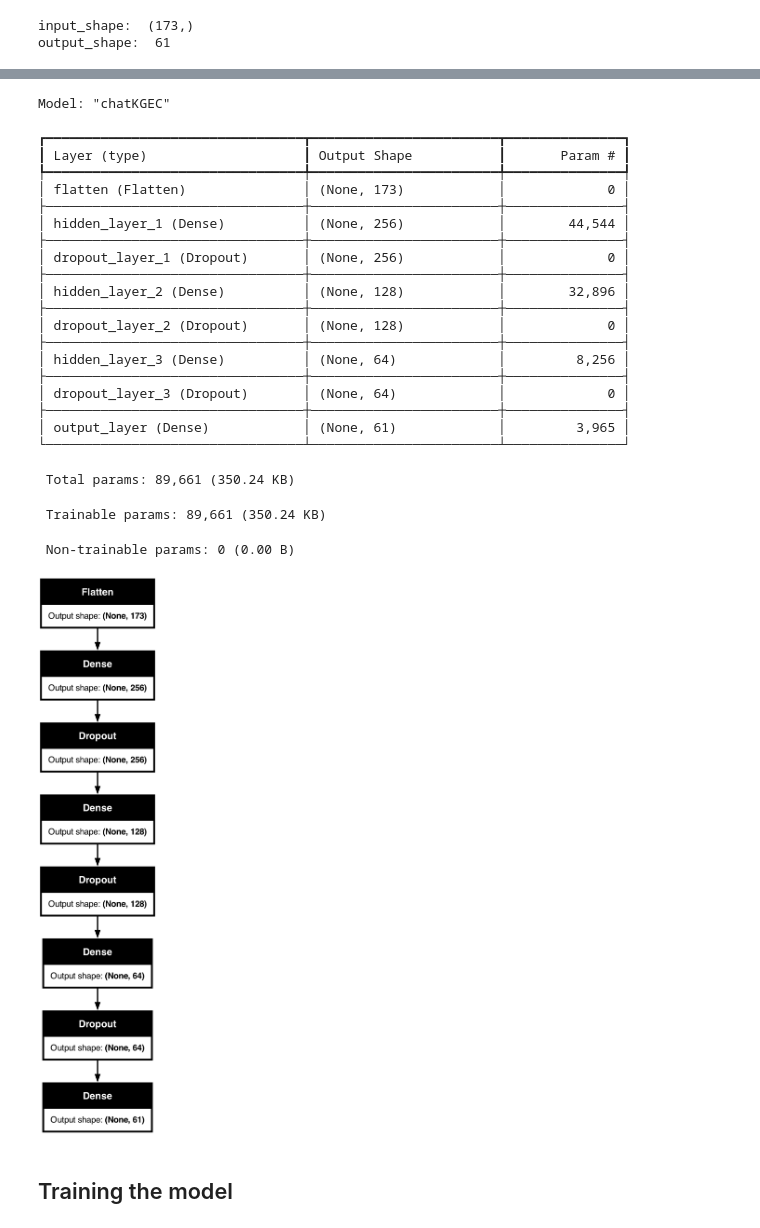
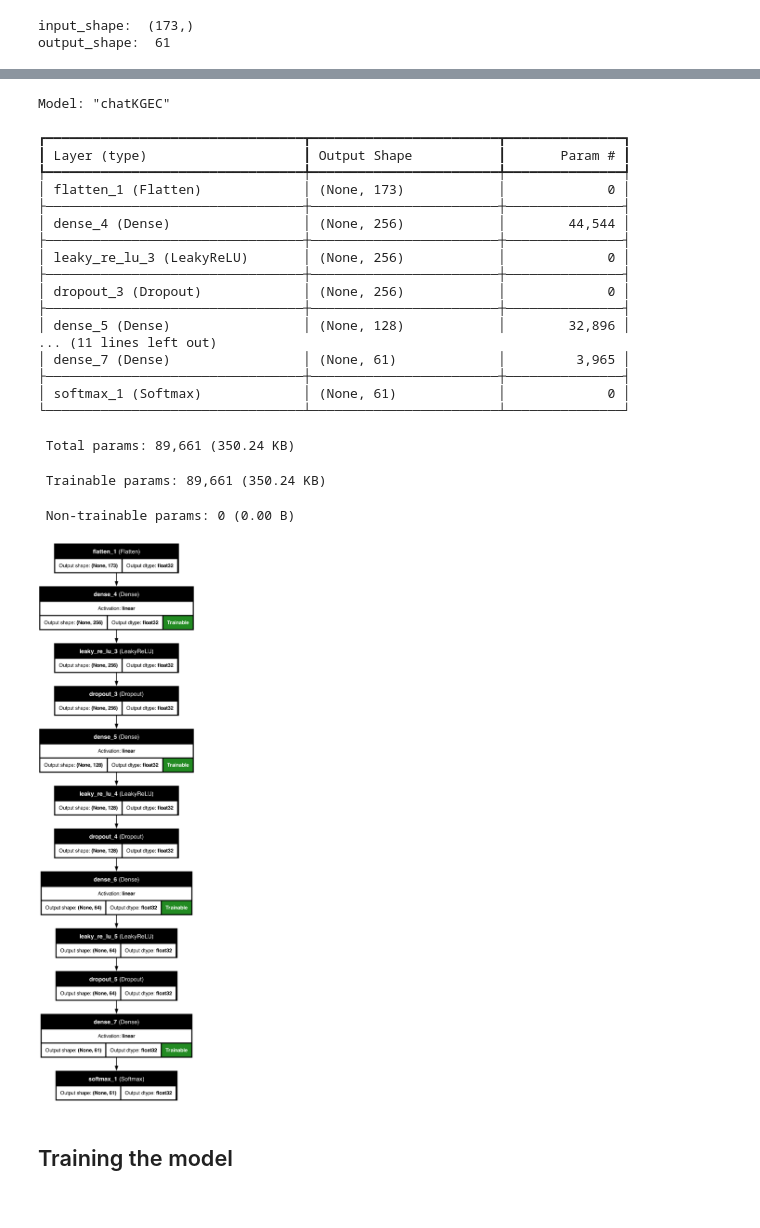
Before and after one commit to csedp/ChatKGEC, a Jupyter notebook: notebook/chatKGEC.ipynb, the cells around one changed output, grey strips where cells are left out. Cells and saved outputs as stored; diff of their text form; code cells hidden in the pictures.

```diff
--- a/notebook/chatKGEC.ipynb
+++ b/notebook/chatKGEC.ipynb
@@ -146,14 +146,18 @@ output_shape:  61
 model = Sequential(
     layers=[
         Input(shape=input_shape),
-        Flatten(name="flatten"),
-        Dense(256, activation=LeakyReLU(negative_slope=0.2), name="hidden_layer_1"),
-        Dropout(0.25, name="dropout_layer_1"),
-        Dense(128, activation=LeakyReLU(negative_slope=0.2), name="hidden_layer_2"),
-        Dropout(0.25, name="dropout_layer_2"),
-        Dense(64, activation=LeakyReLU(negative_slope=0.2), name="hidden_layer_3"),
-        Dropout(0.25, name="dropout_layer_3"),
-        Dense(output_shape, activation=Softmax(), name="output_layer"),
+        Flatten(),
+        Dense(256),
+        LeakyReLU(negative_slope=0.2),
+        Dropout(0.25),
+        Dense(128),
+        LeakyReLU(negative_slope=0.2),
+        Dropout(0.25),
+        Dense(64),
+        LeakyReLU(negative_slope=0.2),
+        Dropout(0.25),
+        Dense(output_shape),
+        Softmax(),
     ],
     name="chatKGEC",
 )
@@ -175,21 +183,19 @@ Model: "chatKGEC"
 ┏━━━━━━━━━━━━━━━━━━━━━━━━━━━━━━━━━┳━━━━━━━━━━━━━━━━━━━━━━━━┳━━━━━━━━━━━━━━━┓
 ┃ Layer (type)                    ┃ Output Shape           ┃       Param # ┃
 ┡━━━━━━━━━━━━━━━━━━━━━━━━━━━━━━━━━╇━━━━━━━━━━━━━━━━━━━━━━━━╇━━━━━━━━━━━━━━━┩
-│ flatten (Flatten)               │ (None, 173)            │             0 │
+│ flatten_1 (Flatten)             │ (None, 173)            │             0 │
 ├─────────────────────────────────┼────────────────────────┼───────────────┤
-│ hidden_layer_1 (Dense)          │ (None, 256)            │        44,544 │
+│ dense_4 (Dense)                 │ (None, 256)            │        44,544 │
 ├─────────────────────────────────┼────────────────────────┼───────────────┤
-│ dropout_layer_1 (Dropout)       │ (None, 256)            │             0 │
+│ leaky_re_lu_3 (LeakyReLU)       │ (None, 256)            │             0 │
 ├─────────────────────────────────┼────────────────────────┼───────────────┤
-│ hidden_layer_2 (Dense)          │ (None, 128)            │        32,896 │
+│ dropout_3 (Dropout)             │ (None, 256)            │             0 │
 ├─────────────────────────────────┼────────────────────────┼───────────────┤
-│ dropout_layer_2 (Dropout)       │ (None, 128)            │             0 │
+│ dense_5 (Dense)                 │ (None, 128)            │        32,896 │
+... (11 lines left out)
+│ dense_7 (Dense)                 │ (None, 61)             │         3,965 │
 ├─────────────────────────────────┼────────────────────────┼───────────────┤
-│ hidden_layer_3 (Dense)          │ (None, 64)             │         8,256 │
-├─────────────────────────────────┼────────────────────────┼───────────────┤
-│ dropout_layer_3 (Dropout)       │ (None, 64)             │             0 │
-├─────────────────────────────────┼────────────────────────┼───────────────┤
-│ output_layer (Dense)            │ (None, 61)             │         3,965 │
+│ softmax_1 (Softmax)             │ (None, 61)             │             0 │
 └─────────────────────────────────┴────────────────────────┴───────────────┘
  Total params: 89,661 (350.24 KB)
  Trainable params: 89,661 (350.24 KB)
@@ -201,9 +207,17 @@ model.compile(
     optimizer=adam, loss=CategoricalCrossentropy(), metrics=[CategoricalAccuracy()]
 )
 # %%
-plot_model(model, to_file="chatKGEC.png", show_shapes=True)
+plot_model(
+    model,
+    to_file="../Images/chatKGEC.png",
+    show_shapes=True,
+    show_dtype=True,
+    show_layer_names=True,
+    show_layer_activations=True,
+    show_trainable=True,
+)
 # %% [output]
-[figure, old version]
+[figure, new version]
 # %% [markdown]
 ## Training the model
 # %%
```
Also changed, not shown: parts of 8 cells of this notebook, 12 other files.
